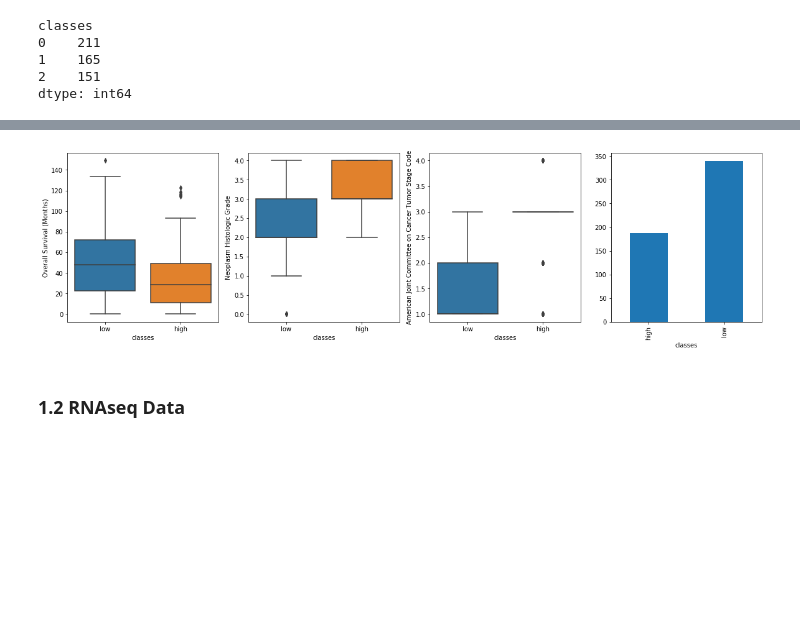
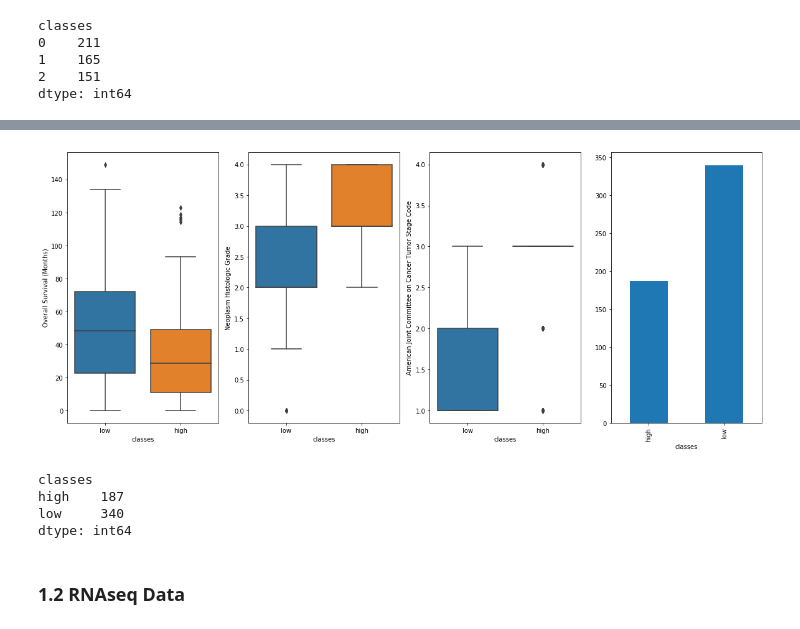
Before and after one commit to jzz0026/RNAseq_Mutation_cancer_risk_miniproject, a Jupyter notebook: 1_EDA_Data_clean_and_Clusetering.ipynb, the cells around one changed output, grey strips where cells are left out. Cells and saved outputs as stored; diff of their text form; code cells hidden in the pictures; blank space fills up the shorter version.

```diff
--- a/1_EDA_Data_clean_and_Clusetering.ipynb
+++ b/1_EDA_Data_clean_and_Clusetering.ipynb
@@ -245,18 +245,25 @@ patient_data_target4_mean
 # %%
 patient_data_target_tem['classes'] = patient_data_target_tem['classes'].astype(str).str.replace("0",'low').str.replace("1",'high')
 # %%
-plt.figure(figsize=(20,5))
+plt.figure(figsize=(20,8))
 plt.subplot(1, 4, 1)
 sns.boxplot(y="Overall Survival (Months)",x="classes",data=patient_data_target_tem)
 plt.subplot(1, 4, 2)
 sns.boxplot(y="Neoplasm Histologic Grade",x="classes",data=patient_data_target_tem)
 plt.subplot(1, 4, 3)
 sns.boxplot(y="American Joint Committee on Cancer Tumor Stage Code",x="classes",data=patient_data_target_tem)
 plt.subplot(1, 4, 4)
 patient_data_target_tem.groupby("classes").size().plot("bar")
 plt.savefig("Plot/plot_stag_grade_vital_survival_in_class.png")
 # %% [output]
-[figure, old version]
+[figure, new version]
+# %%
+patient_data_target_tem.groupby("classes").size()
+# %% [output]
+classes
+high    187
+low     340
+dtype: int64
 # %%
 patient_data_4 = patient_data_3.copy()
 patient_data_4['classes'] = patient_data_target_tem['classes']#.astype(str).str.replace("0",'low').str.replace("1",'high')
```
Also changed, not shown: parts of 1 cell of this notebook, 2 other files.
